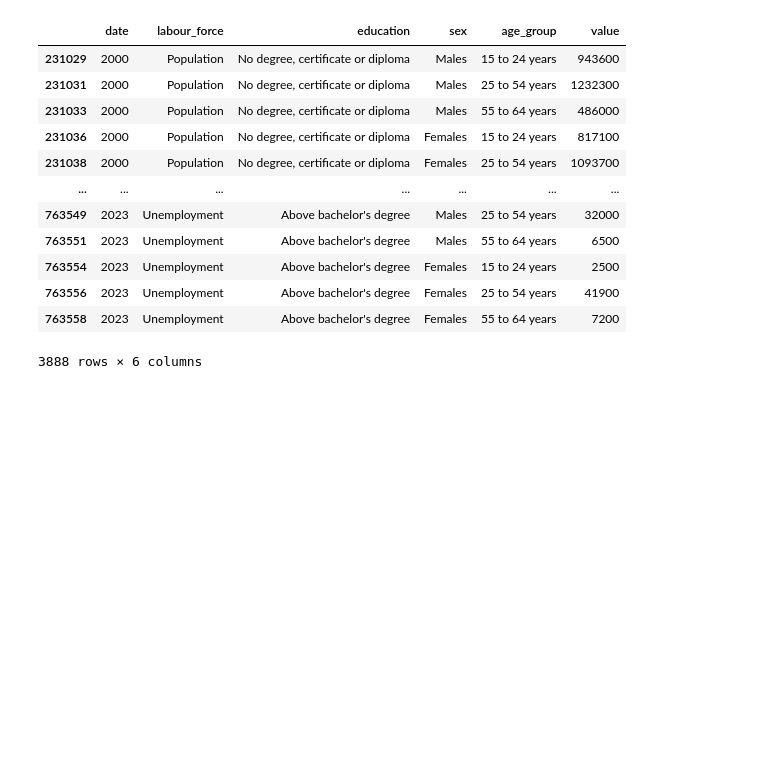
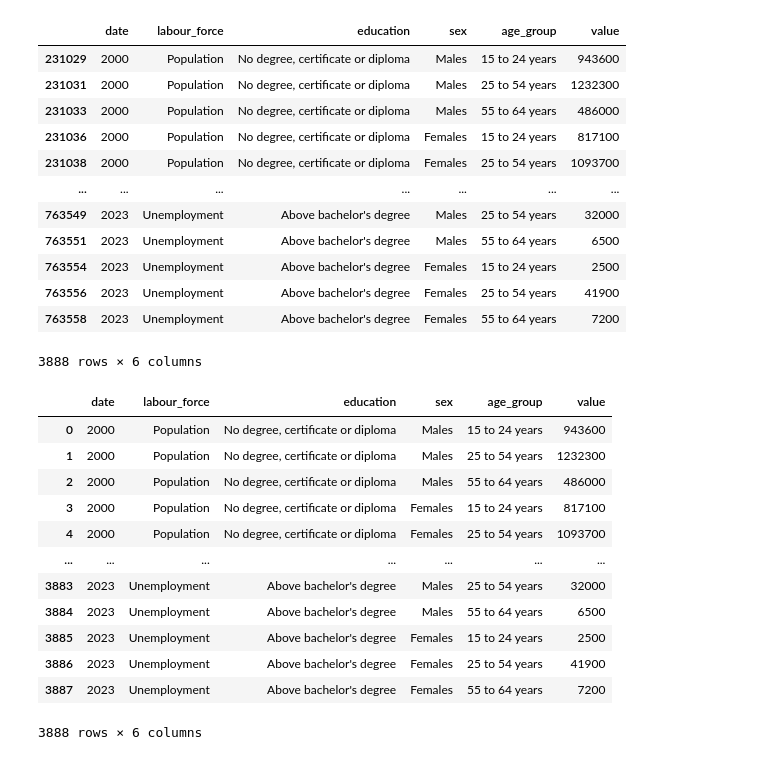
Before and after one commit to KhaledElbasiouni/CSI4142-Project, a Jupyter notebook: labour_force_characteristics.ipynb, the cells around one changed output. Saved outputs shown, nothing was run; the diff lists cells and outputs as text; code cells hidden in the pictures; blank space fills up the shorter version.

```diff
--- a/labour_force_characteristics.ipynb
+++ b/labour_force_characteristics.ipynb
@@ -252,3 +264,20 @@ labour_df
 | 763556 | 2023 | Unemployment | Above bachelor's degree | Females | 25 to 54 years | 41900 |
 | 763558 | 2023 | Unemployment | Above bachelor's degree | Females | 55 to 64 years | 7200 |
 3888 rows × 6 columns
+# %%
+labour_df.reset_index(drop=True, inplace=True)
+labour_df
+# %% [output]
+|  | date | labour_force | education | sex | age_group | value |
+| 0 | 2000 | Population | No degree, certificate or diploma | Males | 15 to 24 years | 943600 |
+| 1 | 2000 | Population | No degree, certificate or diploma | Males | 25 to 54 years | 1232300 |
+| 2 | 2000 | Population | No degree, certificate or diploma | Males | 55 to 64 years | 486000 |
+| 3 | 2000 | Population | No degree, certificate or diploma | Females | 15 to 24 years | 817100 |
+| 4 | 2000 | Population | No degree, certificate or diploma | Females | 25 to 54 years | 1093700 |
+| ... | ... | ... | ... | ... | ... | ... |
+| 3883 | 2023 | Unemployment | Above bachelor's degree | Males | 25 to 54 years | 32000 |
+| 3884 | 2023 | Unemployment | Above bachelor's degree | Males | 55 to 64 years | 6500 |
+| 3885 | 2023 | Unemployment | Above bachelor's degree | Females | 15 to 24 years | 2500 |
+| 3886 | 2023 | Unemployment | Above bachelor's degree | Females | 25 to 54 years | 41900 |
+| 3887 | 2023 | Unemployment | Above bachelor's degree | Females | 55 to 64 years | 7200 |
+3888 rows × 6 columns
```
Also changed, not shown: parts of 1 cell of this notebook.
